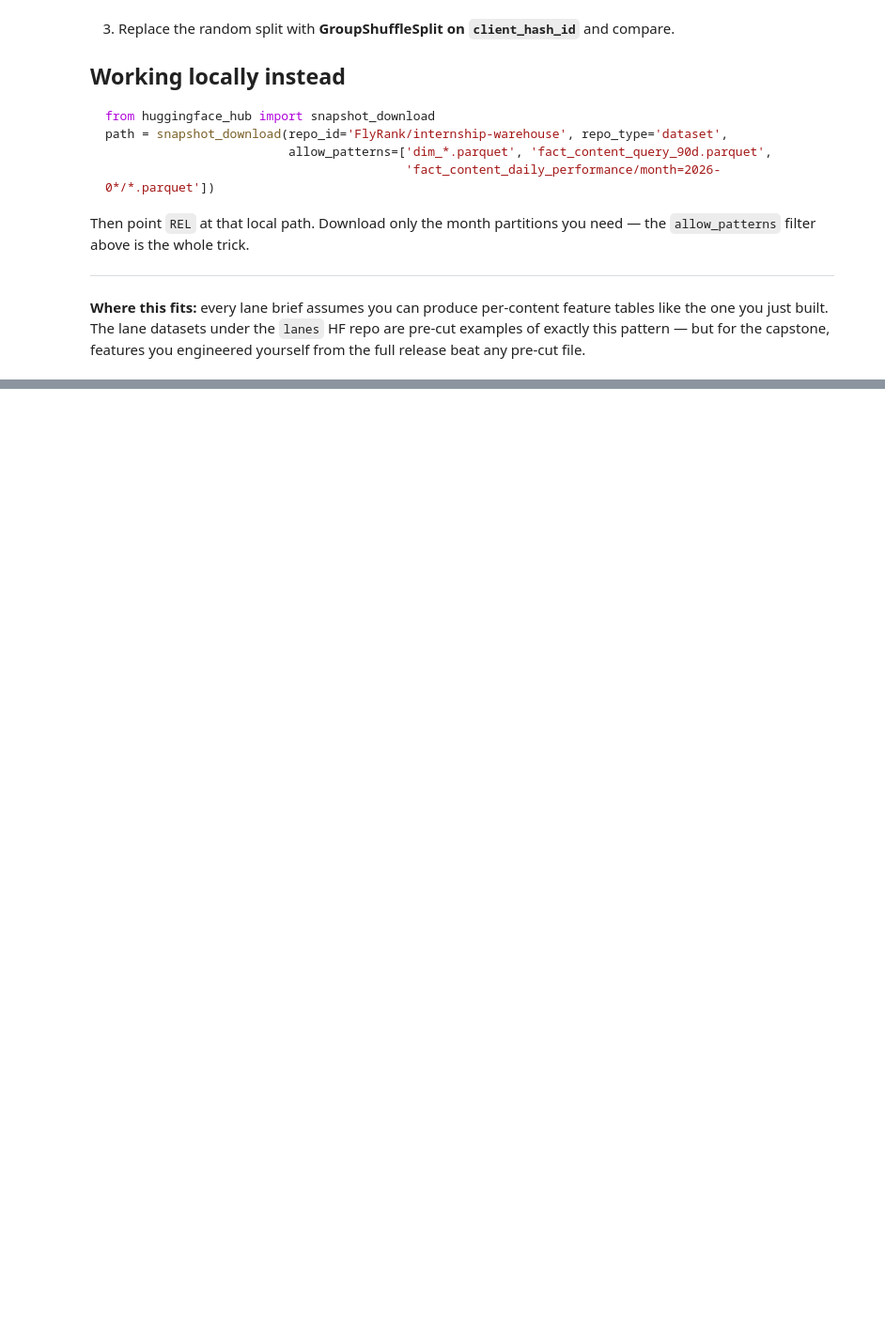
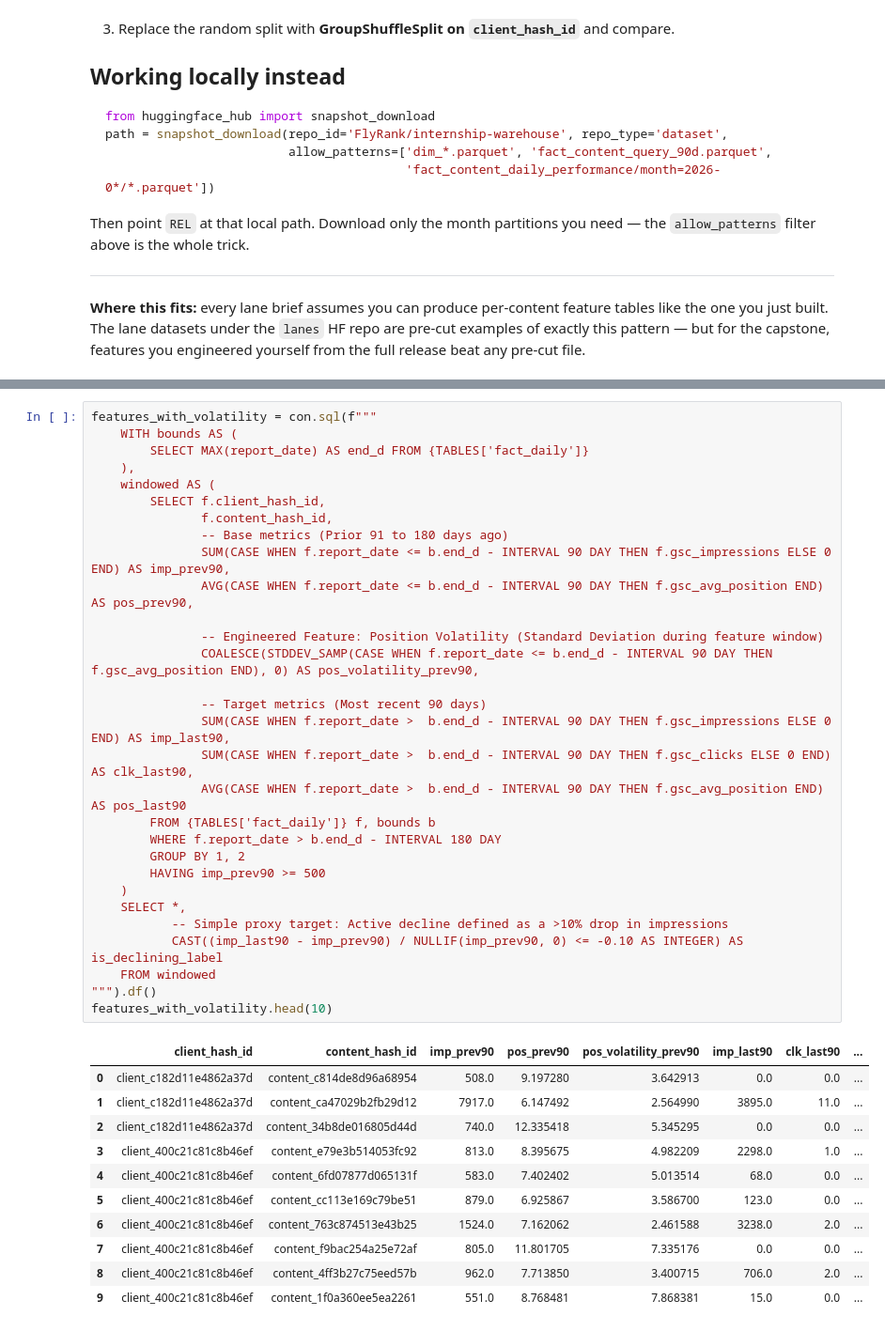
Before and after one commit to si-ux/FlyrankAI-Internship, a Jupyter notebook: notebooks/03_working_with_the_full_release.ipynb, the cells around one changed output, grey strips where cells are left out. Shown at 94% size. Saved outputs shown, nothing was run; the diff lists cells and outputs as text; blank space fills up the shorter version.

```diff
--- a/notebooks/03_working_with_the_full_release.ipynb
+++ b/notebooks/03_working_with_the_full_release.ipynb
@@ -183,0 +250,42 @@ release beat any pre-cut file.
+# %%
+features_with_volatility = con.sql(f"""
+    WITH bounds AS (
+        SELECT MAX(report_date) AS end_d FROM {TABLES['fact_daily']}
+    ),
+    windowed AS (
+        SELECT f.client_hash_id,
+               f.content_hash_id,
+               -- Base metrics (Prior 91 to 180 days ago)
+               SUM(CASE WHEN f.report_date <= b.end_d - INTERVAL 90 DAY THEN f.gsc_impressions ELSE 0 END) AS imp_prev90,
+               AVG(CASE WHEN f.report_date <= b.end_d - INTERVAL 90 DAY THEN f.gsc_avg_position END) AS pos_prev90,
+
+               -- Engineered Feature: Position Volatility (Standard Deviation during feature window)
+               COALESCE(STDDEV_SAMP(CASE WHEN f.report_date <= b.end_d - INTERVAL 90 DAY THEN f.gsc_avg_position END), 0) AS pos_volatility_prev90,
+
+               -- Target metrics (Most recent 90 days)
+               SUM(CASE WHEN f.report_date >  b.end_d - INTERVAL 90 DAY THEN f.gsc_impressions ELSE 0 END) AS imp_last90,
+               SUM(CASE WHEN f.report_date >  b.end_d - INTERVAL 90 DAY THEN f.gsc_clicks ELSE 0 END) AS clk_last90,
+               AVG(CASE WHEN f.report_date >  b.end_d - INTERVAL 90 DAY THEN f.gsc_avg_position END) AS pos_last90
+        FROM {TABLES['fact_daily']} f, bounds b
+        WHERE f.report_date > b.end_d - INTERVAL 180 DAY
+        GROUP BY 1, 2
+        HAVING imp_prev90 >= 500
+    )
+    SELECT *,
+           -- Simple proxy target: Active decline defined as a >10% drop in impressions
+           CAST((imp_last90 - imp_prev90) / NULLIF(imp_prev90, 0) <= -0.10 AS INTEGER) AS is_declining_label
+    FROM windowed
+""").df()
+features_with_volatility.head(10)
+# %% [output]
+|  | client_hash_id | content_hash_id | imp_prev90 | pos_prev90 | pos_volatility_prev90 | imp_last90 | clk_last90 | ... |
+| 0 | client_c182d11e4862a37d | content_c814de8d96a68954 | 508.0 | 9.197280 | 3.642913 | 0.0 | 0.0 | ... |
+| 1 | client_c182d11e4862a37d | content_ca47029b2fb29d12 | 7917.0 | 6.147492 | 2.564990 | 3895.0 | 11.0 | ... |
+| 2 | client_c182d11e4862a37d | content_34b8de016805d44d | 740.0 | 12.335418 | 5.345295 | 0.0 | 0.0 | ... |
+| 3 | client_400c21c81c8b46ef | content_e79e3b514053fc92 | 813.0 | 8.395675 | 4.982209 | 2298.0 | 1.0 | ... |
+| 4 | client_400c21c81c8b46ef | content_6fd07877d065131f | 583.0 | 7.402402 | 5.013514 | 68.0 | 0.0 | ... |
+| 5 | client_400c21c81c8b46ef | content_cc113e169c79be51 | 879.0 | 6.925867 | 3.586700 | 123.0 | 0.0 | ... |
+| 6 | client_400c21c81c8b46ef | content_763c874513e43b25 | 1524.0 | 7.162062 | 2.461588 | 3238.0 | 2.0 | ... |
+| 7 | client_400c21c81c8b46ef | content_f9bac254a25e72af | 805.0 | 11.801705 | 7.335176 | 0.0 | 0.0 | ... |
+| 8 | client_400c21c81c8b46ef | content_4ff3b27c75eed57b | 962.0 | 7.713850 | 3.400715 | 706.0 | 2.0 | ... |
+| 9 | client_400c21c81c8b46ef | content_1f0a360ee5ea2261 | 551.0 | 8.768481 | 7.868381 | 15.0 | 0.0 | ... |
```
Also changed, not shown: parts of 11 cells of this notebook, 4 other files.
